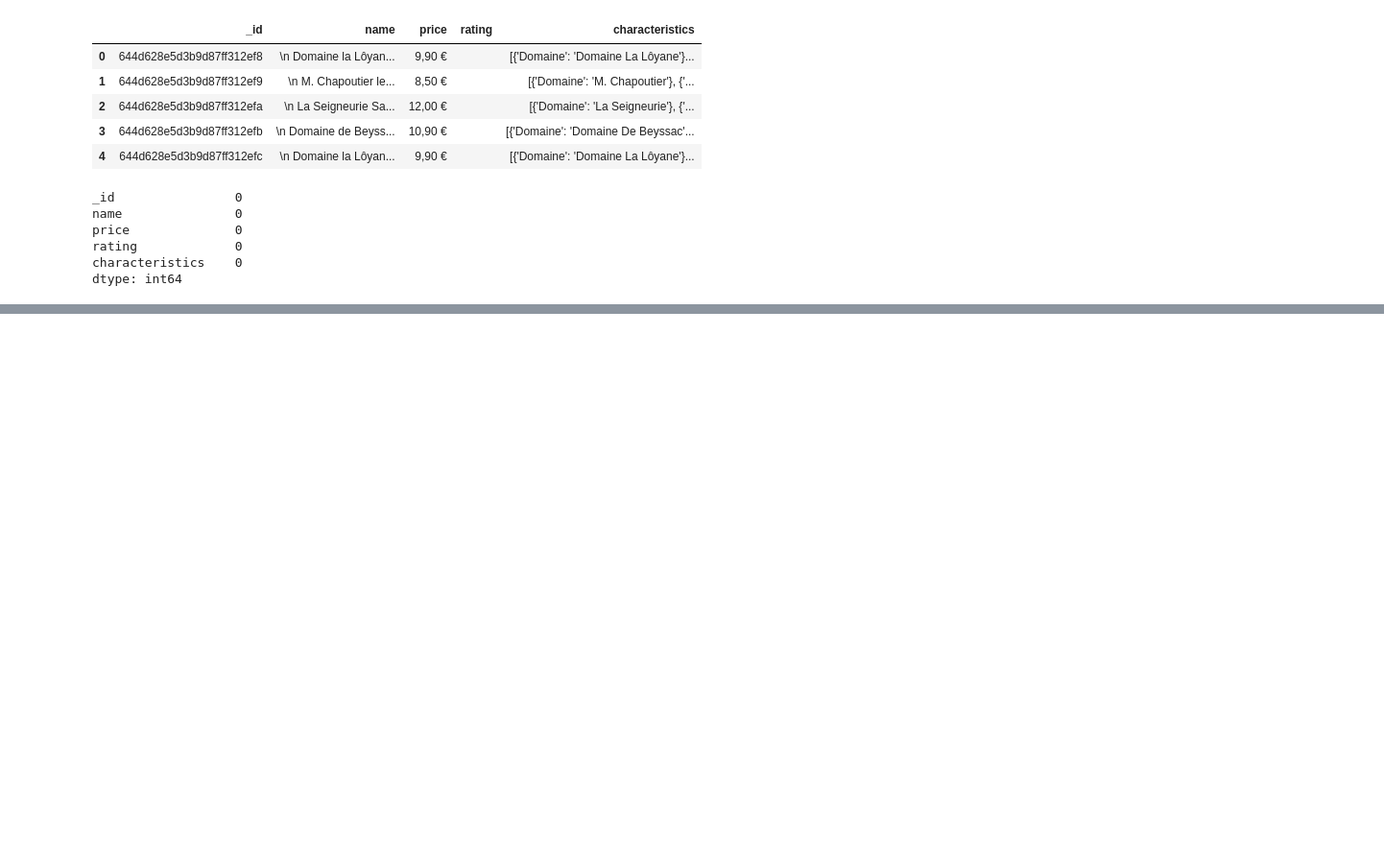
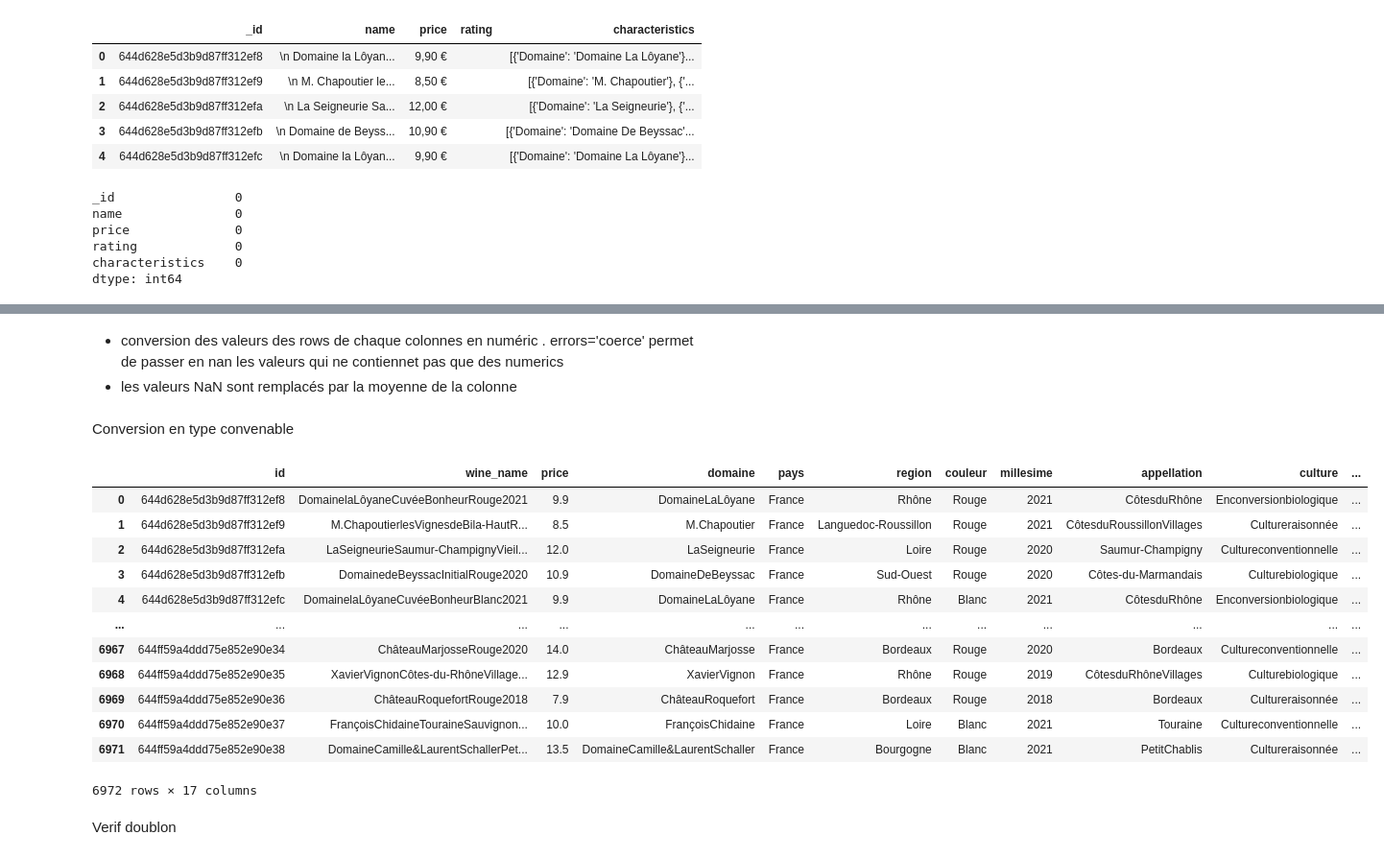
Before and after one commit to YannSko/YDays_Data_2022-2023, a Jupyter notebook: Wine.ipynb, the cells around one changed output, grey strips where cells are left out. Shown at 96% size. Saved outputs shown, nothing was run; the diff lists cells and outputs as text; code cells hidden in the pictures; blank space fills up the shorter version.

Commit message:
Cleaning_Data Finished
Find some issue to fix , as when i split some column a

```diff
--- a/Wine.ipynb
+++ b/Wine.ipynb
@@ -299,25 +353,30 @@ df['degre_alcool(Celsius)'] = df['degre_alcool(Celsius)'].astype(str).str.strip(
 df['millesime'] = df['millesime'].astype(str)
 
 
+'''  str.extract() method:
 
+    (\d*): Match zero or more digits and capture them in group 1
+    C?: Match an optional 'C' character
+    -?: Match an optional hyphen character
+    (\d*): Match zero or more digits and capture them in group 2
+    C?: Match an optional 'C' character
+'''
 
-try:
-    df[['temperature_min', 'temperature_max']] = df['temperature_service(Celsius)'].str.split('-', expand=True)
+df[['temperature_min', 'temperature_max']] = df['temperature_service'].str.extract(r'(\d*)C?-?(\d*)C?').replace('', np.nan)
 
-    df.loc[df['temperature_min'] == 'Frais:autourde10', 'temperature_min'] = '10'
-except ValueError:
-    df['temperature_min'] = np.nan
-    df['temperature_max'] = np.nan
 
 
 df['temperature_min'] = df['temperature_min'].astype(str).str.strip('C').astype(float)
 df['temperature_max'] = df['temperature_max'].astype(str).str.strip('C').astype(float)
 
 
-df[['boire_en', 'boire_ou2']] = df['boire_en'].str.split('-', expand=True)
+df[['boire_en', 'boire_ou2']] = df['boire_garder'].str.split('-', expand=True)
 df['garder_jusquà'] = df['boire_ou2'].str.strip()
 
-
+# drop les colonnes plus utile(non utile)
+df = df.drop(columns=[ 'boire_ou2'])
+df = df.drop(columns=[ 'boire_garder'])
+df = df.drop(columns=[ 'temperature_service'])
 print(df.head())
 # %% [output]
                          id  \
@@ -357,6 +406,4 @@ Index([                          'id',                    'wine_name',
       dtype='object')
-# %%
-df = df.drop(columns=[0, 0, 0, 0, 0, 0, 'boire_ou2', 'temperature_service(Celsius)'])
 # %%
 print(df.head())
 # %% [output]
@@ -379,0 +448,37 @@ print(df.head())
+# %% [markdown]
+- conversion des valeurs des rows de chaque colonnes en numéric . errors='coerce' permet de passer en nan les valeurs qui ne contiennet pas que des numerics
+- les valeurs NaN sont remplacés par la moyenne de la colonne
+# %%
+df['temperature_min'] = pd.to_numeric(df['temperature_min'], errors='coerce')
+df['temperature_max'] = pd.to_numeric(df['temperature_max'], errors='coerce')
+df['boire_en'] = pd.to_numeric(df['boire_en'], errors='coerce')
+df['garder_jusquà'] = pd.to_numeric(df['garder_jusquà'], errors='coerce')
+numeric_cols = ['price', 'millesime', 'degre_alcool', 'temperature_min', 'temperature_max', 'boire_en', 'garder_jusquà']
+df[numeric_cols] = df[numeric_cols].fillna(df[numeric_cols].mean(numeric_only=True))
+# %% [markdown]
+Conversion en type convenable
+# %%
+df['millesime'] = df['millesime'].astype(int)
+df['millesime'] = df['millesime'].astype(int)
+df['temperature_min'] = df['temperature_min'].astype(int)
+df['temperature_max'] = df['temperature_max'].astype(int)
+df['boire_en'] = df['boire_en'].astype(int)
+df['garder_jusquà'] = df['garder_jusquà'].astype(int)
+# %%
+df
+# %% [output]
+|  | id | wine_name | price | domaine | pays | region | couleur | millesime | appellation | culture | ... |
+| 0 | 644d628e5d3b9d87ff312ef8 | DomainelaLôyaneCuvéeBonheurRouge2021 | 9.9 | DomaineLaLôyane | France | Rhône | Rouge | 2021 | CôtesduRhône | Enconversionbiologique | ... |
+| 1 | 644d628e5d3b9d87ff312ef9 | M.ChapoutierlesVignesdeBila-HautR... | 8.5 | M.Chapoutier | France | Languedoc-Roussillon | Rouge | 2021 | CôtesduRoussillonVillages | Cultureraisonnée | ... |
+| 2 | 644d628e5d3b9d87ff312efa | LaSeigneurieSaumur-ChampignyVieil... | 12.0 | LaSeigneurie | France | Loire | Rouge | 2020 | Saumur-Champigny | Cultureconventionnelle | ... |
+| 3 | 644d628e5d3b9d87ff312efb | DomainedeBeyssacInitialRouge2020 | 10.9 | DomaineDeBeyssac | France | Sud-Ouest | Rouge | 2020 | Côtes-du-Marmandais | Culturebiologique | ... |
+| 4 | 644d628e5d3b9d87ff312efc | DomainelaLôyaneCuvéeBonheurBlanc2021 | 9.9 | DomaineLaLôyane | France | Rhône | Blanc | 2021 | CôtesduRhône | Enconversionbiologique | ... |
+| ... | ... | ... | ... | ... | ... | ... | ... | ... | ... | ... | ... |
+| 6967 | 644ff59a4ddd75e852e90e34 | ChâteauMarjosseRouge2020 | 14.0 | ChâteauMarjosse | France | Bordeaux | Rouge | 2020 | Bordeaux | Cultureconventionnelle | ... |
+| 6968 | 644ff59a4ddd75e852e90e35 | XavierVignonCôtes-du-RhôneVillage... | 12.9 | XavierVignon | France | Rhône | Rouge | 2019 | CôtesduRhôneVillages | Culturebiologique | ... |
+| 6969 | 644ff59a4ddd75e852e90e36 | ChâteauRoquefortRouge2018 | 7.9 | ChâteauRoquefort | France | Bordeaux | Rouge | 2018 | Bordeaux | Cultureraisonnée | ... |
+| 6970 | 644ff59a4ddd75e852e90e37 | FrançoisChidaineTouraineSauvignon... | 10.0 | FrançoisChidaine | France | Loire | Blanc | 2021 | Touraine | Cultureconventionnelle | ... |
+| 6971 | 644ff59a4ddd75e852e90e38 | DomaineCamille&LaurentSchallerPet... | 13.5 | DomaineCamille&LaurentSchaller | France | Bourgogne | Blanc | 2021 | PetitChablis | Cultureraisonnée | ... |
+6972 rows × 17 columns
+# %% [markdown]
+Verif doublon
```
Also changed, not shown: parts of 26 cells of this notebook.
